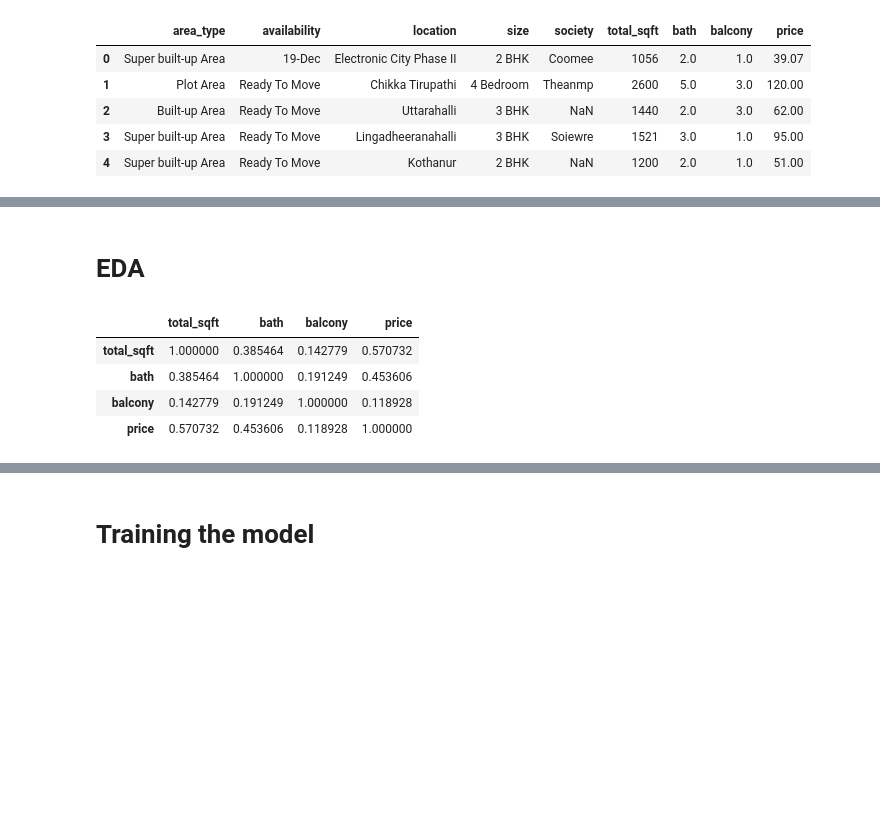
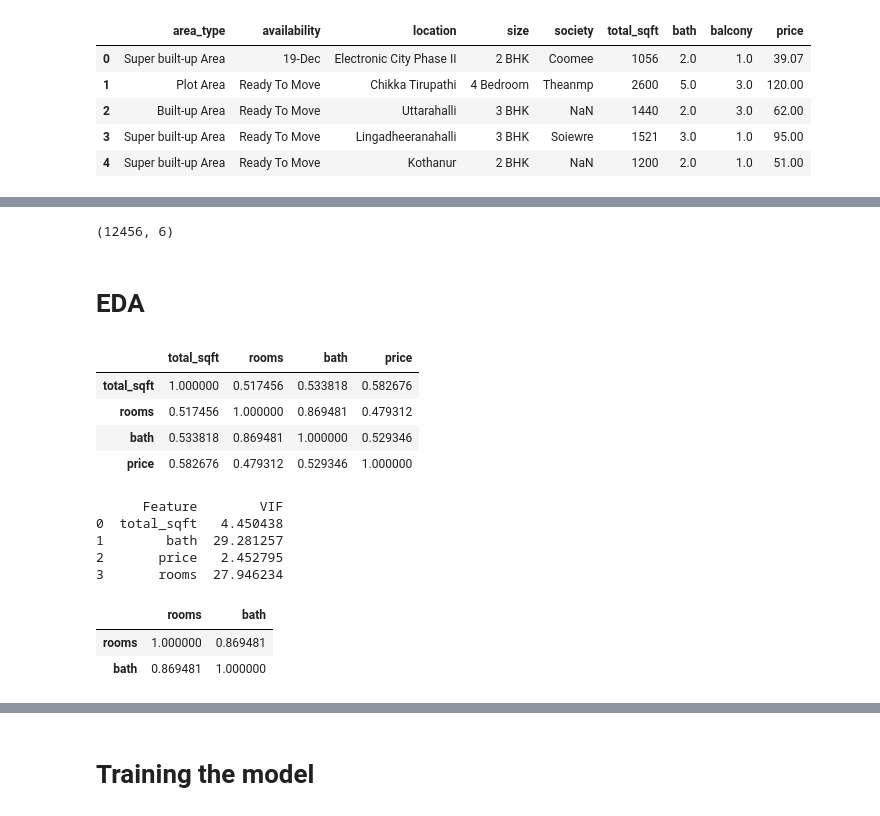
Before and after one commit to Sagarkanojiya19/BengaluruHousePricePridiction, a Jupyter notebook: Bengaluru_House_Price_Pridiction.ipynb, the cells around one changed output, grey strips where cells are left out. Cells and saved outputs as stored; diff of their text form; code cells hidden in the pictures; blank space fills up the shorter version.

```diff
--- a/Bengaluru_House_Price_Pridiction.ipynb
+++ b/Bengaluru_House_Price_Pridiction.ipynb
@@ -301,0 +168,4 @@ memory usage: 983.4+ KB
+# %%
+df4.location = df4.location.apply(lambda x: x.strip())
+location_stats = df4['location'].value_counts(ascending=False)
+location_stats
@@ -301,0 +188,3 @@ memory usage: 983.4+ KB
+# %%
+location_stats_less_than_10 = location_stats[location_stats<=10]
+location_stats_less_than_10
@@ -301,0 +208,3 @@ memory usage: 983.4+ KB
+# %%
+df4.location = df4.location.apply(lambda x: 'other' if x in location_stats_less_than_10 else x)
+df4.location.nunique()
@@ -302,2 +225,7 @@ memory usage: 983.4+ KB
+# %%
+df5 = df4[~(df4.total_sqft/df4.rooms<300)]
+df5.shape
+# %% [output]
+(12456, 6)
 # %% [markdown]
 # EDA
@@ -304,8 +236,8 @@ memory usage: 983.4+ KB
 # %%
-Bengaluru_df[['total_sqft','bath','balcony','price']].corr()
+df5[['total_sqft','rooms','bath','price']].corr()
 # %% [output]
-|  | total_sqft | bath | balcony | price |
-| total_sqft | 1.000000 | 0.385464 | 0.142779 | 0.570732 |
-| bath | 0.385464 | 1.000000 | 0.191249 | 0.453606 |
-| balcony | 0.142779 | 0.191249 | 1.000000 | 0.118928 |
-| price | 0.570732 | 0.453606 | 0.118928 | 1.000000 |
+|  | total_sqft | rooms | bath | price |
+| total_sqft | 1.000000 | 0.517456 | 0.533818 | 0.582676 |
+| rooms | 0.517456 | 1.000000 | 0.869481 | 0.479312 |
+| bath | 0.533818 | 0.869481 | 1.000000 | 0.529346 |
+| price | 0.582676 | 0.479312 | 0.529346 | 1.000000 |
@@ -311,0 +246,18 @@ Bengaluru_df[['total_sqft','bath','balcony','price']].corr()
+# %%
+vif_data = pd.DataFrame()
+vif_data["Feature"] = numeric_features.columns
+vif_data["VIF"] = [variance_inflation_factor(numeric_features.values, i) for i in range(len(numeric_features.columns))]
+
+print(vif_data)
+# %% [output]
+      Feature        VIF
+0  total_sqft   4.450438
+1        bath  29.281257
+2       price   2.452795
+3       rooms  27.946234
+# %%
+df5[['rooms', 'bath']].corr()
+# %% [output]
+|  | rooms | bath |
+| rooms | 1.000000 | 0.869481 |
+| bath | 0.869481 | 1.000000 |
```
Also changed, not shown: parts of 108 cells of this notebook, 6 other files.
